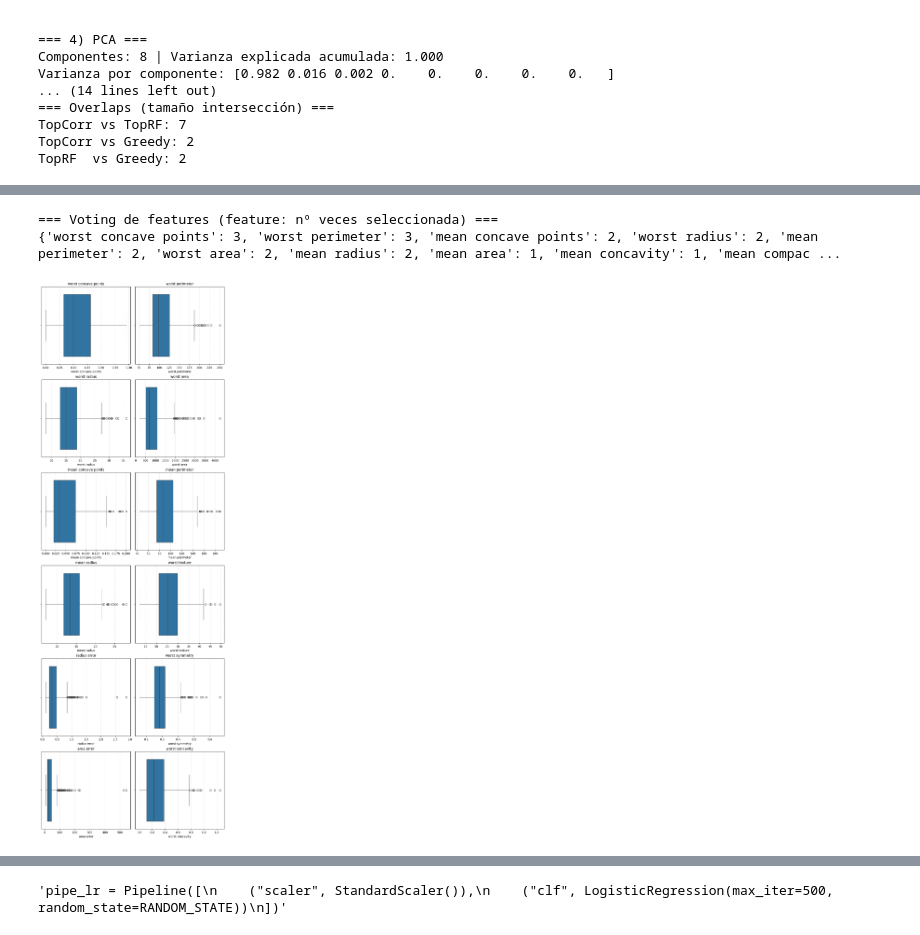
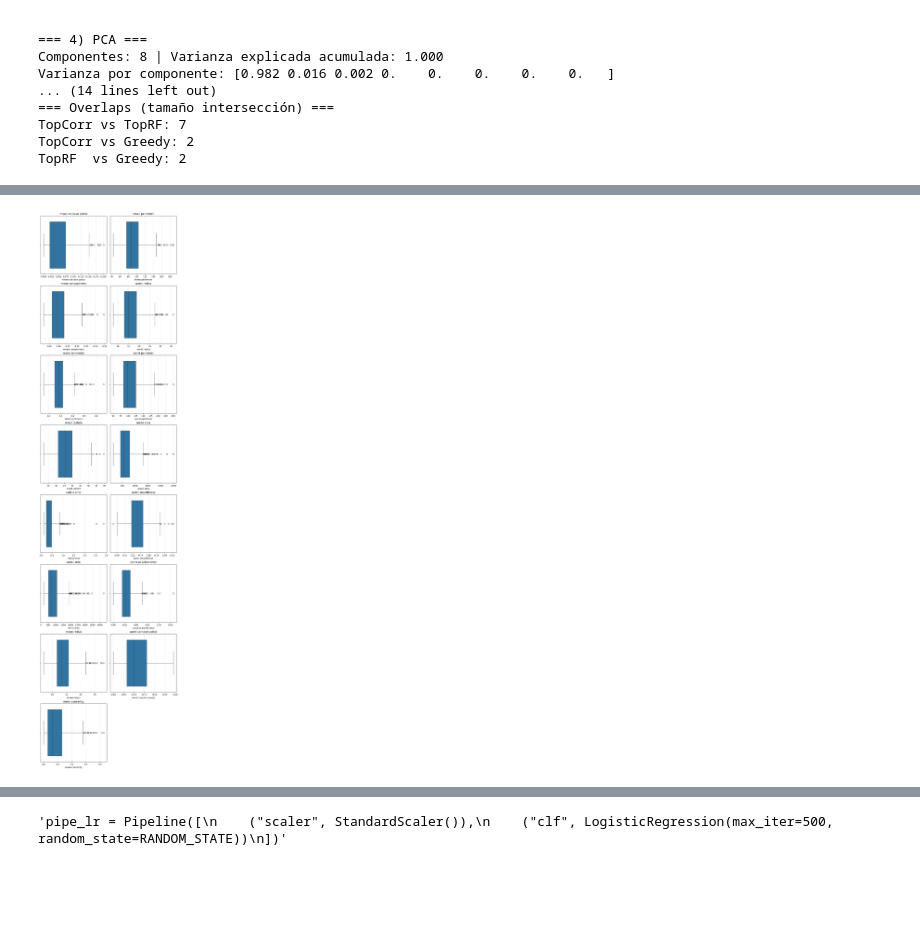
Before and after one commit to japinuela/Ejercicios-Repaso-Python-ML, a Jupyter notebook: BreastCancer.ipynb, the cells around one changed output, grey strips where cells are left out. Drawn from its saved outputs; the diff is of its cells as text; code cells hidden in the pictures; blank space fills up the shorter version.

```diff
--- a/BreastCancer.ipynb
+++ b/BreastCancer.ipynb
@@ -289,62 +289,32 @@ print(list(all_candidates))
-# %%
-from collections import Counter
-
-# Listas de features seleccionadas por cada método
-methods = {
-    "Correlation": sel_corr,
-    "RandomForest": sel_rf,
-    "GreedyNR": sel_greedy
-}
-
-# Contar frecuencia de aparición
-vote_counter = Counter()
-for method, feats in methods.items():
-    for f in feats:
-        vote_counter[f] += 1
-
-# Convertir a diccionario (feature -> nº de votos)
-feature_votes = dict(vote_counter)
-
-# Opcional: ordenado por nº de votos descendente
-feature_votes_sorted = dict(sorted(feature_votes.items(), key=lambda x: x[1], reverse=True))
-
-print("=== Voting de features (feature: nº veces seleccionada) ===")
-print(feature_votes_sorted)
-# %% [output]
-=== Voting de features (feature: nº veces seleccionada) ===
-{'worst concave points': 3, 'worst perimeter': 3, 'mean concave points': 2, 'worst radius': 2, 'mean perimeter': 2, 'worst area': 2, 'mean radius': 2, 'mean area': 1, 'mean concavity': 1, 'mean compac ...
 # %%
 import math
 import seaborn as sns
 import matplotlib.pyplot as plt
 
 # Asegúrate de que existen en df (por si alguna falta)
-cols_num = ['worst concave points', 'worst perimeter', 'worst radius', 'worst area',
-            'mean concave points', 'mean perimeter', 'mean radius', 'worst texture', 'radius error',
-            'worst symmetry', 'area error', 'worst concavity']
-cols_num = [c for c in cols_num if c in df.columns]
+cols_num = list(all_candidates)
 
 n = len(cols_num)
 n_cols = 2
 n_rows = math.ceil(n / n_cols)
 
 fig, axes = plt.subplots(n_rows, n_cols, figsize=(n_cols*4.5, n_rows*4.5), constrained_layout=True)
 # Aplanar para indexar con i
 axes = axes.ravel() if hasattr(axes, "ravel") else [axes]
 
 for i, col in enumerate(cols_num):
     ax = axes[i]
     sns.boxplot(x=col, data=df, ax=ax)  # horizontal (usa eje X)
     ax.set_title(col)
     ax.grid(True, axis="x", linestyle="--", alpha=0.4)
 
 # Ocultar ejes sobrantes
 for j in range(i+1, len(axes)):
     axes[j].axis("off")
 
 plt.show()
 # %% [output]
-[figure, old version]
+[figure, new version]
 # %%
 # --- Tu código previo ---
 corr_vars   = cols_num + ['target']
```
Also changed, not shown: parts of 11 cells of this notebook, 3 other files.
